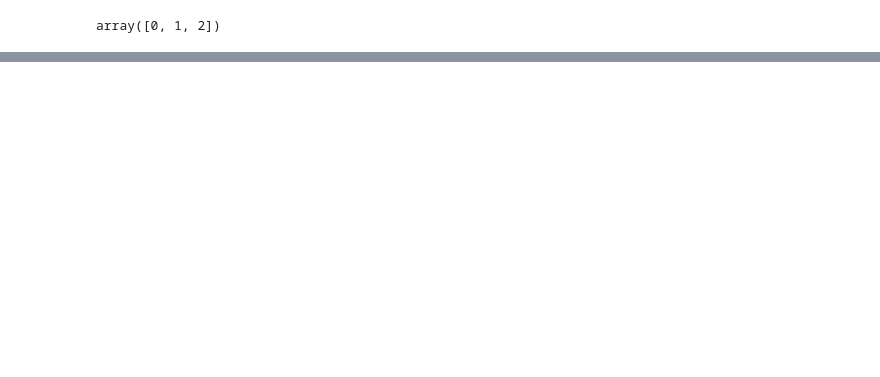
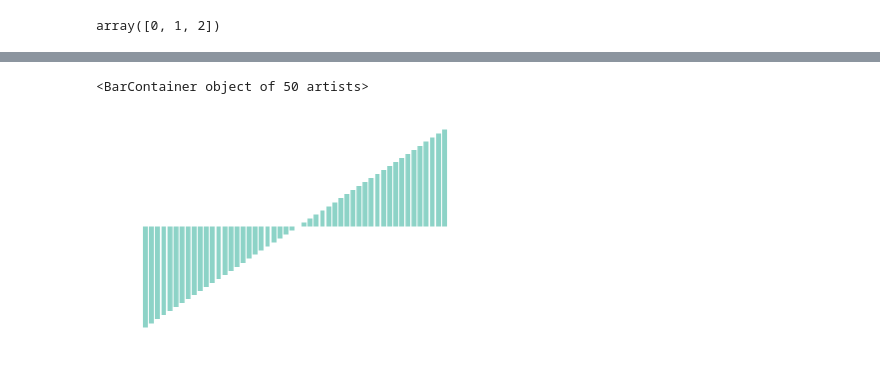
Before and after one commit to chongxi/spiketag, a Jupyter notebook: demo/GT/unit_test_controller.ipynb, the cells around one changed output, grey strips where cells are left out. Drawn from its saved outputs; the diff is of its cells as text; code cells hidden in the pictures; blank space fills up the shorter version.

```diff
--- a/demo/GT/unit_test_controller.ipynb
+++ b/demo/GT/unit_test_controller.ipynb
@@ -116,0 +122,11 @@ array([], dtype=int64)
+# %%
+fig, ax = plt.subplots(ccg.shape[0], ccg.shape[1], figsize=(15,15))
+for i in range(ccg.shape[0]):
+    for j in range(i, ccg.shape[1]):
+        if i==j:
+            ax[i,j].bar(np.arange(-24.5,25.5), ccg[i,j], width=1, color=palette[i]);
+#             ax[i,j].axvline(0)
+            ax[i,j].axvspan(-1,1,alpha=.2)
+        else:
+            ax[i,j].bar(np.arange(-25,25), ccg[i,j], width=1);
+# [_ax.set_axis_off() for _ax in ax.ravel()];
@@ -116,0 +150,11 @@ array([], dtype=int64)
+# %%
+def trigger_count(seq_times, ref_times, pre_bin=25, post_bin=25, bin_size=1):
+    '''
+    find the histrogram of count of `seq_times` around `ref_times`,
+    in a window of [pre_bin, post_bin] with `bin_size` milliseconds
+    '''
+    triggerred_events = np.zeros((pre_bin+post_bin, ))
+    for i, _bin in enumerate(range(-pre_bin, post_bin)):
+        for _t in ref_times:
+            triggerred_events[i] += np.count_nonzero()
+    return triggerred_events
@@ -116,0 +189,7 @@ array([], dtype=int64)
+# %%
+psth = trigger_count(ctrl.spk_time[0], ctrl.spk_time[0])
+# %%
+plt.bar(np.arange(-25,25), psth)
+# %% [output]
+<BarContainer object of 50 artists>
+[figure, added]
```
Also changed, not shown: parts of 36 cells of this notebook, 6 other files.
